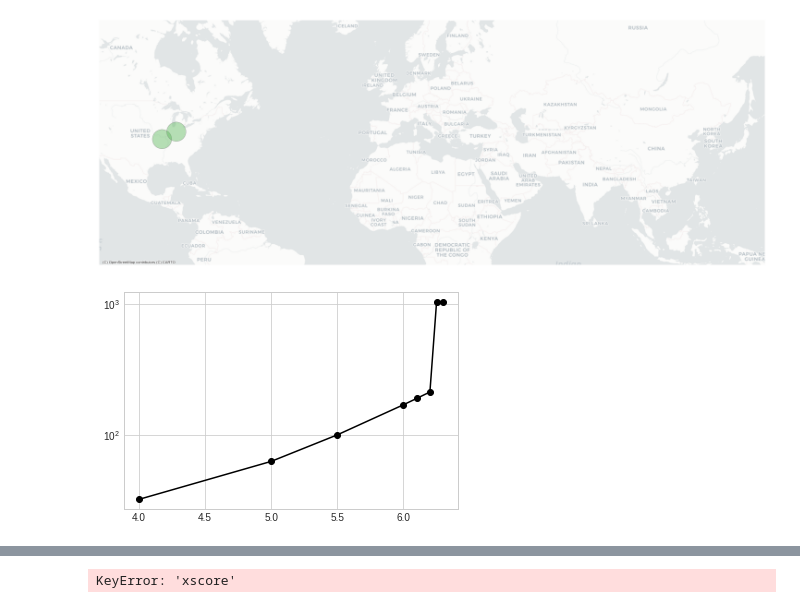
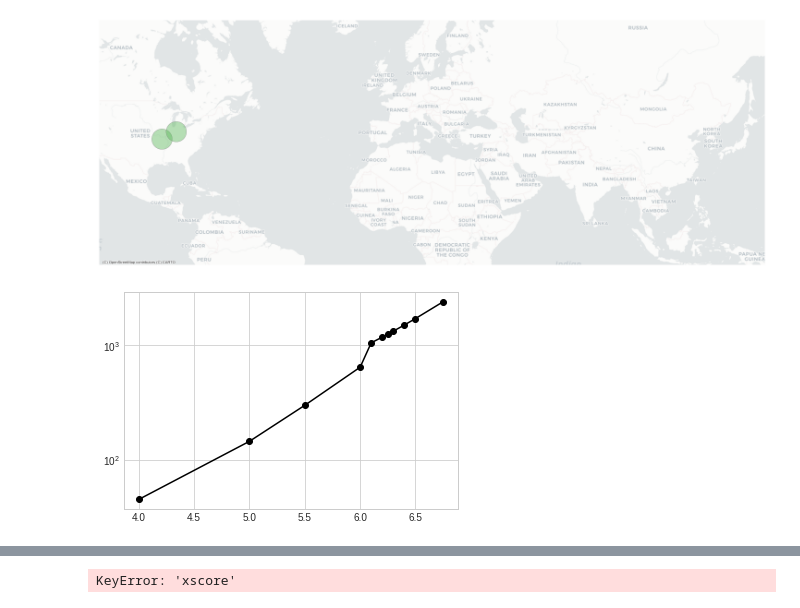
Before and after one commit to zeroknowledgediscovery/emergenet, a Jupyter notebook: irat_qnet/preddata/georisk-Copy1.ipynb, the cells around one changed output, grey strips where cells are left out. Cells and saved outputs as stored; diff of their text form; code cells hidden in the pictures.

```diff
--- a/irat_qnet/preddata/georisk-Copy1.ipynb
+++ b/irat_qnet/preddata/georisk-Copy1.ipynb
@@ -214,4 +214,5 @@ Index(['id', 'subtype', 'ha_accession', 'na_accession', 'ha', 'na',
       dtype='object')
 # %%
 allriskystrains=pd.read_csv('../../irat_qnet/results/animal_predictions/allriskystrains_collapsed.csv',index_col=0)
-allriskystrains
+allriskystrains=allriskystrains[allriskystrains.predicted_emergence_score>6]
+nonrisky_geo_df=geo_DF__[geo_DF__.IRATe<6]
@@ -285,17 +254,17 @@ saveFIG(filename='../../tex/Figures/bionorad_tmp.pdf')
 [figure]
 # %%
 def mssize2(x):
-    return ((3.5**(x-2))) + (x>6.2)*800 + 20
+    return ((5**(x-2))) + (x>6)*300 + 20
 
-tx=[4,5,5.5,6,6.1,6.2,6.25,6.3]
+tx=[4,5,5.5,6,6.1,6.2,6.25,6.3,6.4,6.5,6.75]
 sx=[mssize2(x) for x in tx]
 plt.plot(tx,sx,'-ko')
 plt.yscale('log')
-sf=pd.concat([geo_DF[geo_DF.IRATe.between(4.54,4.55)].head(1),
+sf=pd.concat([geo_DF[geo_DF.IRATe.between(4.54,5.99)].head(1),
 geo_DF[geo_DF.IRATe.between(5.5,5.7)].head(1),
 geo_DF[geo_DF.IRATe.between(5.95,6)].head(1),
 geo_DF[geo_DF.IRATe.between(6,6.1)].head(1),
 geo_DF[geo_DF.IRATe.between(6,6.3)].head(1)])
 sf=geo_DF__[geo_DF__.id.isin(sf.id.values)]
 # %% [output]
-[figure, old version]
+[figure, new version]
```
Also changed, not shown: parts of 13 cells of this notebook, 28 other files.
